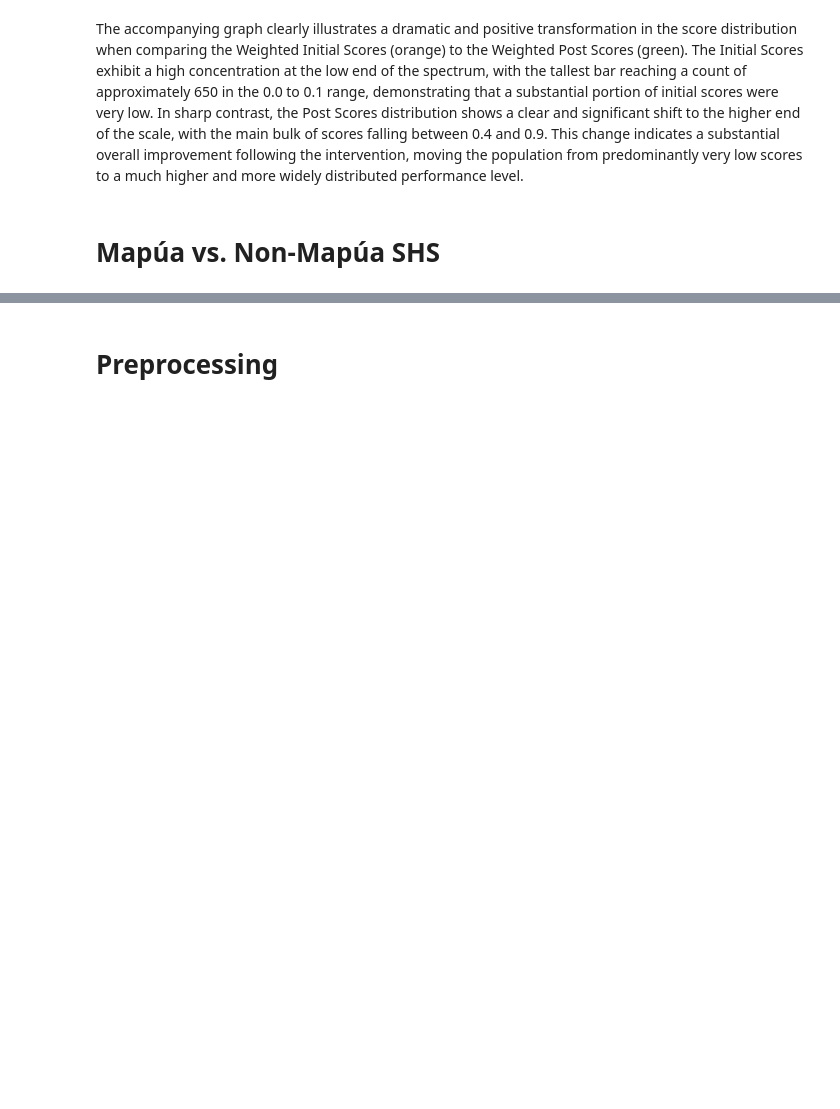
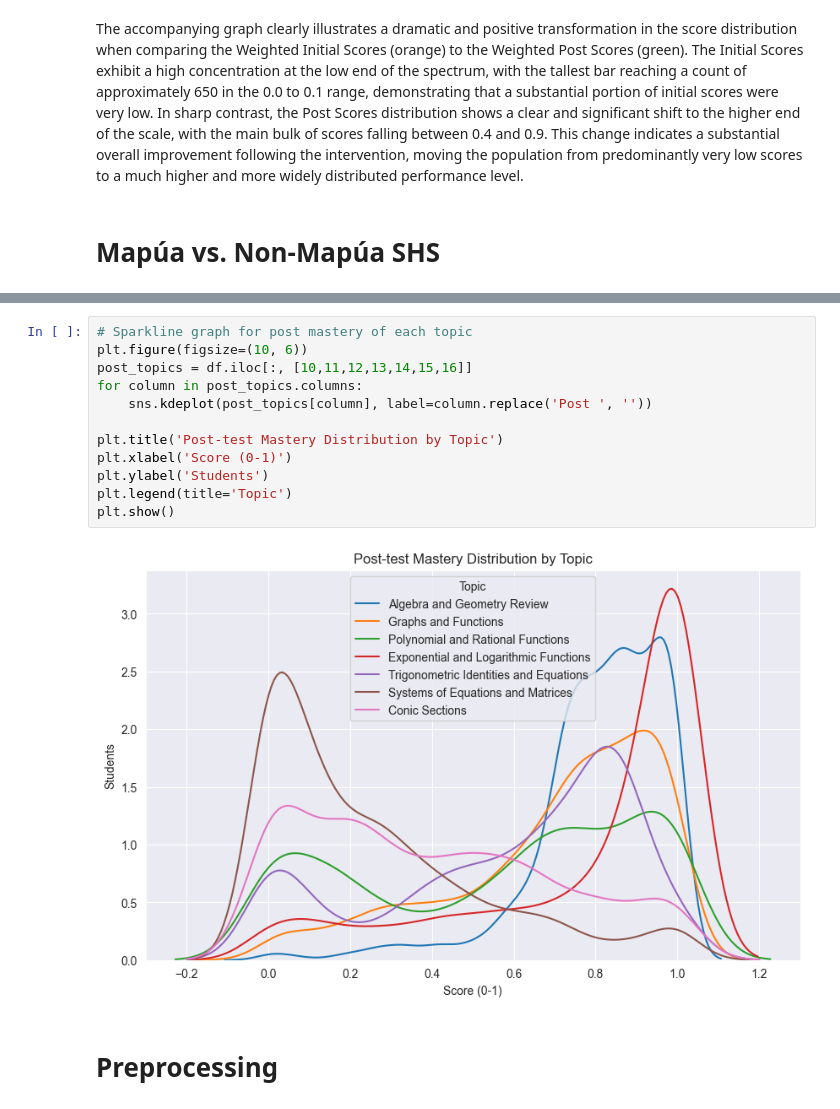
Before and after one commit to KaiserLycan/DSS-Project, a Jupyter notebook: Aleks + Calculus (Group 7).ipynb, the cells around one changed output, grey strips where cells are left out. Saved outputs shown, nothing was run; the diff lists cells and outputs as text; blank space fills up the shorter version.

```diff
--- a/Aleks + Calculus (Group 7).ipynb
+++ b/Aleks + Calculus (Group 7).ipynb
@@ -563,3 +647,17 @@ This boxplot is comparing the Calculus grades of students from Mapúa SHS versus
+# %%
+# Sparkline graph for post mastery of each topic
+plt.figure(figsize=(10, 6))
+post_topics = df.iloc[:, [10,11,12,13,14,15,16]]
+for column in post_topics.columns:
+    sns.kdeplot(post_topics[column], label=column.replace('Post ', ''))
+
+plt.title('Post-test Mastery Distribution by Topic')
+plt.xlabel('Score (0-1)')
+plt.ylabel('Students')
+plt.legend(title='Topic')
+plt.show()
+# %% [output]
+[figure, added]
 # %% [markdown]
 # Preprocessing
 # %%
```
Also changed, not shown: parts of 21 cells of this notebook.
